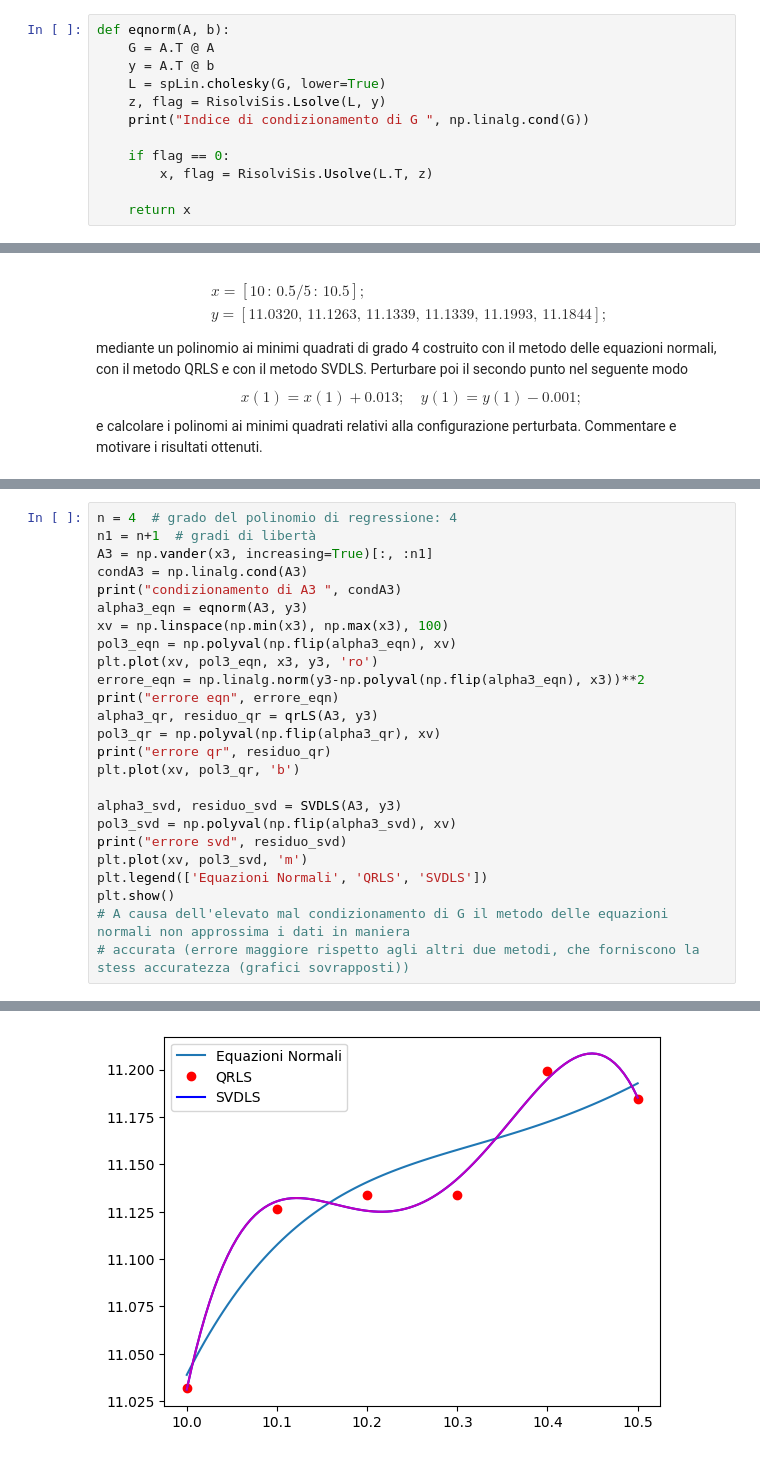
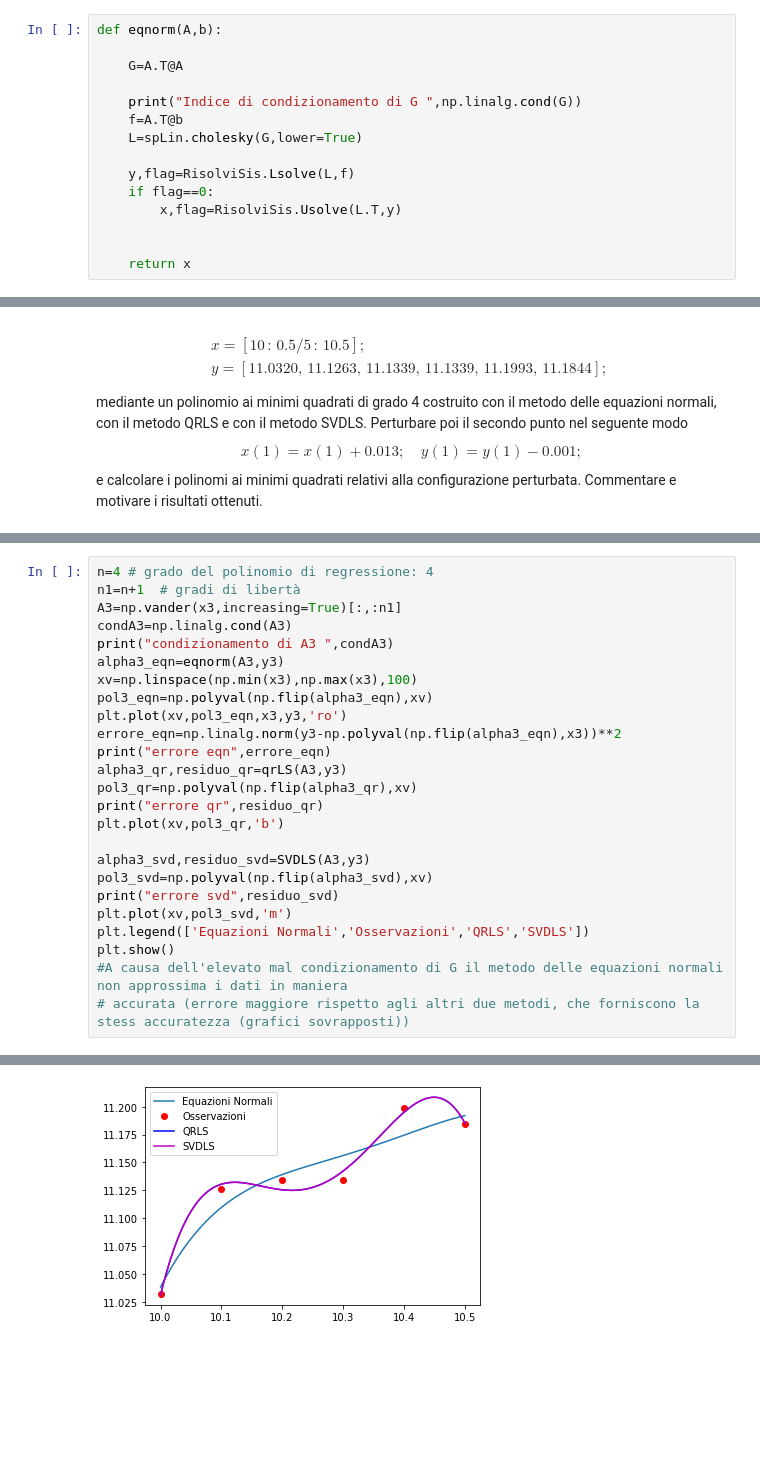
Before and after one commit to AndrewGagliottiUnibo/IoT-Project-network-, a Jupyter notebook: MetodiLab/10/Esercitazione_10.ipynb, the cells around one changed output, grey strips where cells are left out. Cells and saved outputs as stored; diff of their text form; blank space fills up the shorter version.

```diff
--- a/MetodiLab/10/Esercitazione_10.ipynb
+++ b/MetodiLab/10/Esercitazione_10.ipynb
@@ -14,14 +14,17 @@ import scipy.linalg as spLin
 import RisolviSis
 import matplotlib.pyplot as plt
 # %%
-def eqnorm(A, b):
-    G = A.T @ A
-    y = A.T @ b
-    L = spLin.cholesky(G, lower=True)
-    z, flag = RisolviSis.Lsolve(L, y)
-    print("Indice di condizionamento di G ", np.linalg.cond(G))
+def eqnorm(A,b):
 
-    if flag == 0:
-        x, flag = RisolviSis.Usolve(L.T, z)
+    G=A.T@A
+
+    print("Indice di condizionamento di G ",np.linalg.cond(G))
+    f=A.T@b
+    L=spLin.cholesky(G,lower=True)
+
+    y,flag=RisolviSis.Lsolve(L,f)
+    if flag==0:
+        x,flag=RisolviSis.Usolve(L.T,y)
+
 
     return x
@@ -245,26 +186,26 @@ y3 = np.array([11.0320, 11.1263, 11.1339, 11.1339, 11.1993, 11.1844])
 # %%
-n = 4  # grado del polinomio di regressione: 4
-n1 = n+1  # gradi di libertà
-A3 = np.vander(x3, increasing=True)[:, :n1]
-condA3 = np.linalg.cond(A3)
-print("condizionamento di A3 ", condA3)
-alpha3_eqn = eqnorm(A3, y3)
-xv = np.linspace(np.min(x3), np.max(x3), 100)
-pol3_eqn = np.polyval(np.flip(alpha3_eqn), xv)
-plt.plot(xv, pol3_eqn, x3, y3, 'ro')
-errore_eqn = np.linalg.norm(y3-np.polyval(np.flip(alpha3_eqn), x3))**2
-print("errore eqn", errore_eqn)
-alpha3_qr, residuo_qr = qrLS(A3, y3)
-pol3_qr = np.polyval(np.flip(alpha3_qr), xv)
-print("errore qr", residuo_qr)
-plt.plot(xv, pol3_qr, 'b')
+n=4 # grado del polinomio di regressione: 4
+n1=n+1  # gradi di libertà
+A3=np.vander(x3,increasing=True)[:,:n1]
+condA3=np.linalg.cond(A3)
+print("condizionamento di A3 ",condA3)
+alpha3_eqn=eqnorm(A3,y3)
+xv=np.linspace(np.min(x3),np.max(x3),100)
+pol3_eqn=np.polyval(np.flip(alpha3_eqn),xv)
+plt.plot(xv,pol3_eqn,x3,y3,'ro')
+errore_eqn=np.linalg.norm(y3-np.polyval(np.flip(alpha3_eqn),x3))**2
+print("errore eqn",errore_eqn)
+alpha3_qr,residuo_qr=qrLS(A3,y3)
+pol3_qr=np.polyval(np.flip(alpha3_qr),xv)
+print("errore qr",residuo_qr)
+plt.plot(xv,pol3_qr,'b')
 
-alpha3_svd, residuo_svd = SVDLS(A3, y3)
-pol3_svd = np.polyval(np.flip(alpha3_svd), xv)
-print("errore svd", residuo_svd)
-plt.plot(xv, pol3_svd, 'm')
-plt.legend(['Equazioni Normali', 'QRLS', 'SVDLS'])
+alpha3_svd,residuo_svd=SVDLS(A3,y3)
+pol3_svd=np.polyval(np.flip(alpha3_svd),xv)
+print("errore svd",residuo_svd)
+plt.plot(xv,pol3_svd,'m')
+plt.legend(['Equazioni Normali','Osservazioni','QRLS','SVDLS'])
 plt.show()
-# A causa dell'elevato mal condizionamento di G il metodo delle equazioni normali non approssima i dati in maniera
+#A causa dell'elevato mal condizionamento di G il metodo delle equazioni normali non approssima i dati in maniera
 # accurata (errore maggiore rispetto agli altri due metodi, che forniscono la stess accuratezza (grafici sovrapposti))
 # %% [output]
@@ -276,2 +218,2 @@ errore svd 0.0001793602362690831
-[figure, old version]
+[figure, new version]
 # %%
```
Also changed, not shown: parts of 11 cells of this notebook, 1 other file.
